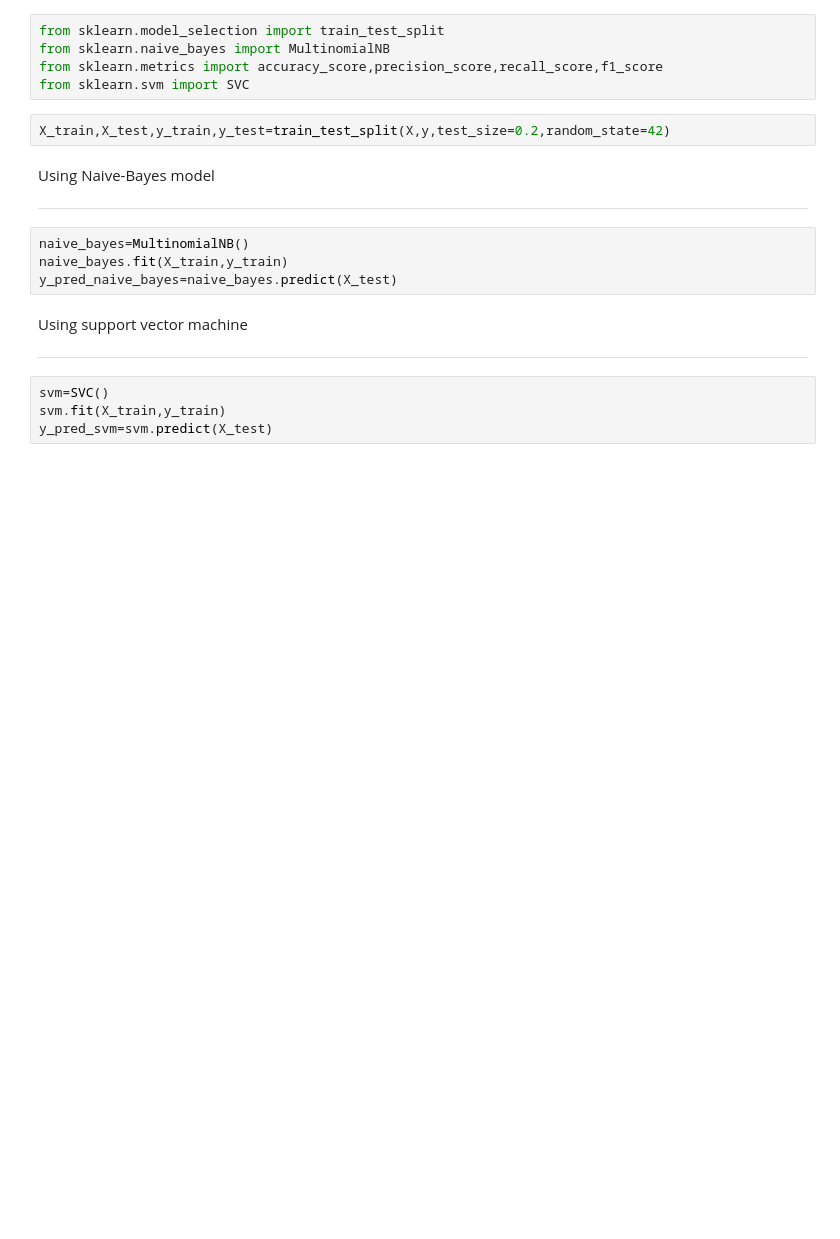
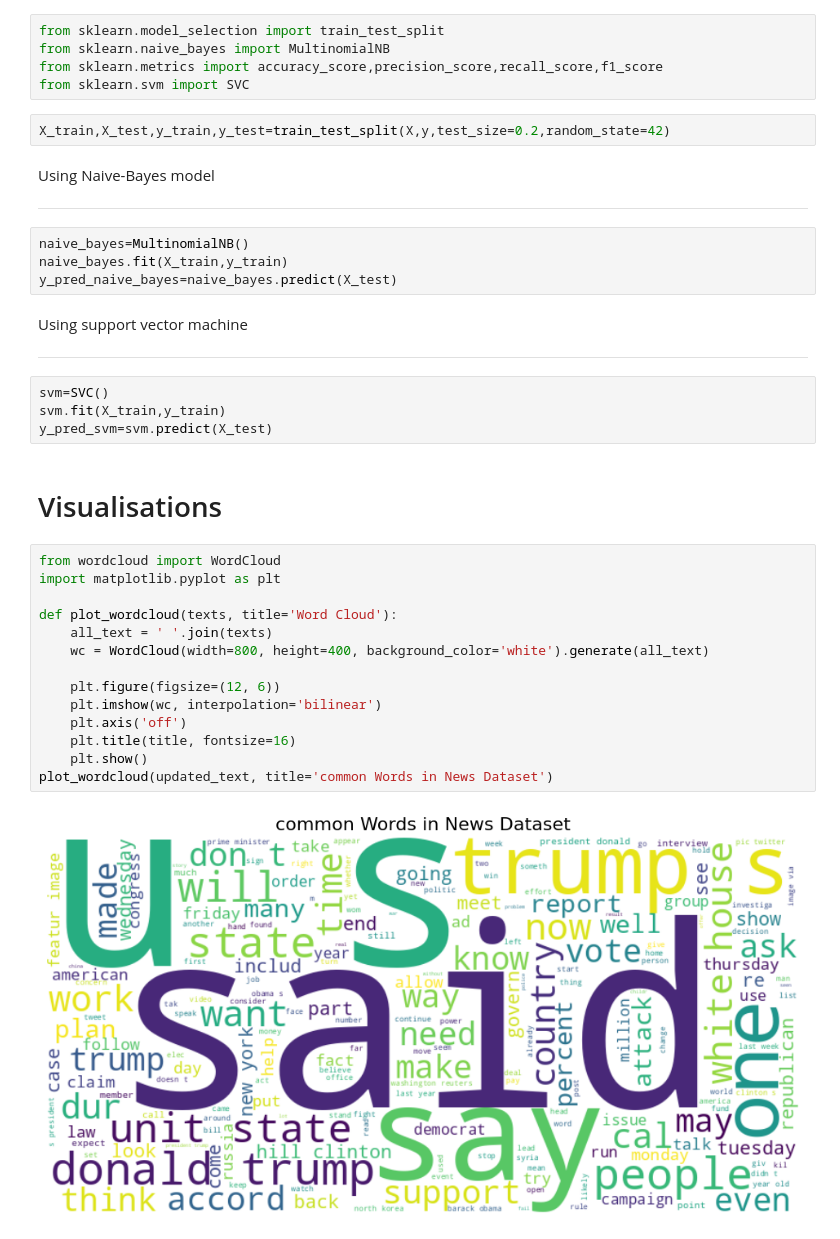
Before and after one commit to gaixen/BCS_recruitment, a Jupyter notebook: VeritasVigil: The truth Watchman/demo_solution.ipynb, the cells around one changed output. Saved outputs shown, nothing was run; the diff lists cells and outputs as text; blank space fills up the shorter version.

```diff
--- a/VeritasVigil: The truth Watchman/demo_solution.ipynb
+++ b/VeritasVigil: The truth Watchman/demo_solution.ipynb
@@ -429,3 +422,21 @@ Using support vector machine
 svm=SVC()
 svm.fit(X_train,y_train)
 y_pred_svm=svm.predict(X_test)
+# %% [markdown]
+# Visualisations
+# %%
+from wordcloud import WordCloud
+import matplotlib.pyplot as plt
+
+def plot_wordcloud(texts, title='Word Cloud'):
+    all_text = ' '.join(texts)
+    wc = WordCloud(width=800, height=400, background_color='white').generate(all_text)
+
+    plt.figure(figsize=(12, 6))
+    plt.imshow(wc, interpolation='bilinear')
+    plt.axis('off')
+    plt.title(title, fontsize=16)
+    plt.show()
+plot_wordcloud(updated_text, title='common Words in News Dataset')
+# %% [output]
+[figure, added]
```
Also changed, not shown: parts of 11 cells of this notebook.
